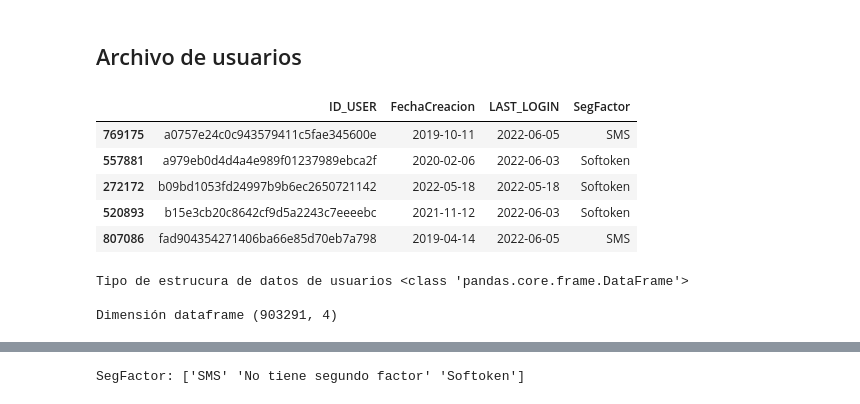
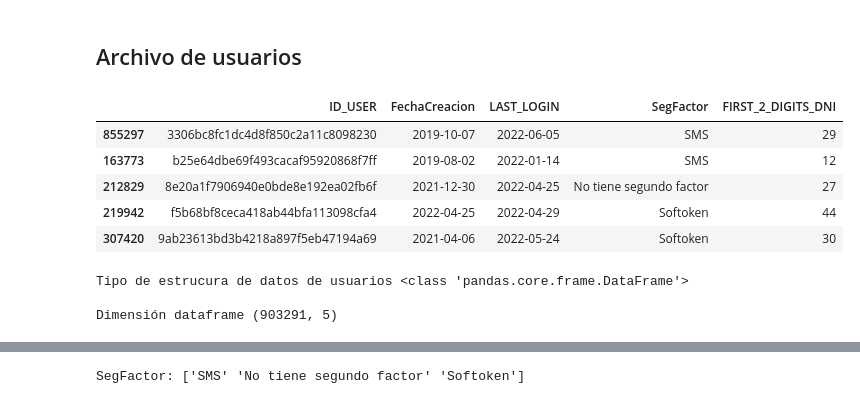
Before and after one commit to pfauda/trayecto3, a Jupyter notebook: Notebooks/Descriptivas_general.ipynb, the cells around one changed output, grey strips where cells are left out. Cells and saved outputs as stored; diff of their text form; code cells hidden in the pictures.

```diff
--- a/Notebooks/Descriptivas_general.ipynb
+++ b/Notebooks/Descriptivas_general.ipynb
@@ -39,18 +39,18 @@ Justificar cada columna no seleccionada. Intente conservar variables de distinto
 # %% [markdown]
 ## Archivo de usuarios
 # %%
-file = DIR + 'Usuarios.csv'
+file = DIR + 'Usuarios.parquet'
 
-df_usuarios = pd.read_csv(file, encoding='latin-1', parse_dates=["FechaCreacion", "LAST_LOGIN"])
-df_usuarios["SegFactor"] = df_usuarios["SegFactor"].str.strip()
+df_usuarios = pd.read_parquet(file)
+#df_usuarios["SegFactor"] = df_usuarios["SegFactor"].str.strip()
 df_usuarios.sample(5)
 # %% [output]
-|  | ID_USER | FechaCreacion | LAST_LOGIN | SegFactor |
-| 769175 | a0757e24c0c943579411c5fae345600e | 2019-10-11 | 2022-06-05 | SMS |
-| 557881 | a979eb0d4d4a4e989f01237989ebca2f | 2020-02-06 | 2022-06-03 | Softoken |
-| 272172 | b09bd1053fd24997b9b6ec2650721142 | 2022-05-18 | 2022-05-18 | Softoken |
-| 520893 | b15e3cb20c8642cf9d5a2243c7eeeebc | 2021-11-12 | 2022-06-03 | Softoken |
-| 807086 | fad904354271406ba66e85d70eb7a798 | 2019-04-14 | 2022-06-05 | SMS |
+|  | ID_USER | FechaCreacion | LAST_LOGIN | SegFactor | FIRST_2_DIGITS_DNI |
+| 855297 | 3306bc8fc1dc4d8f850c2a11c8098230 | 2019-10-07 | 2022-06-05 | SMS | 29 |
+| 163773 | b25e64dbe69f493cacaf95920868f7ff | 2019-08-02 | 2022-01-14 | SMS | 12 |
+| 212829 | 8e20a1f7906940e0bde8e192ea02fb6f | 2021-12-30 | 2022-04-25 | No tiene segundo factor | 27 |
+| 219942 | f5b68bf8ceca418ab44bfa113098cfa4 | 2022-04-25 | 2022-04-29 | Softoken | 44 |
+| 307420 | 9ab23613bd3b4218a897f5eb47194a69 | 2021-04-06 | 2022-05-24 | Softoken | 30 |
 # %%
 # Corroboro que sea un Dataset
 print("Tipo de estrucura de datos de usuarios", type(df_usuarios), "\n")
@@ -60,7 +60,7 @@ print("Dimensión dataframe", df_usuarios.shape)
 # %% [output]
 Tipo de estrucura de datos de usuarios <class 'pandas.core.frame.DataFrame'>
 
-Dimensión dataframe (903291, 4)
+Dimensión dataframe (903291, 5)
 # %%
 # Informacion sintetizada del Data Frame Usuarios de plataforma
 df_usuarios.info()
```
Also changed, not shown: parts of 19 cells of this notebook, 22 other files.
